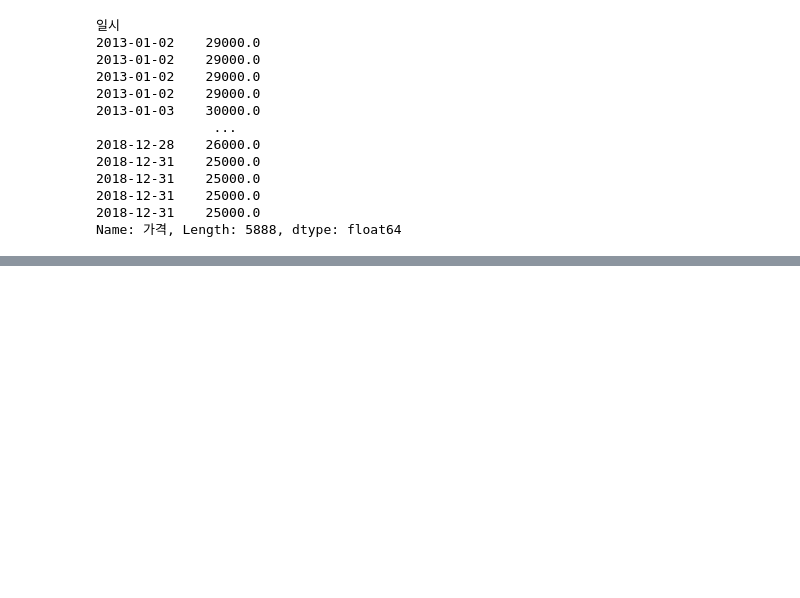
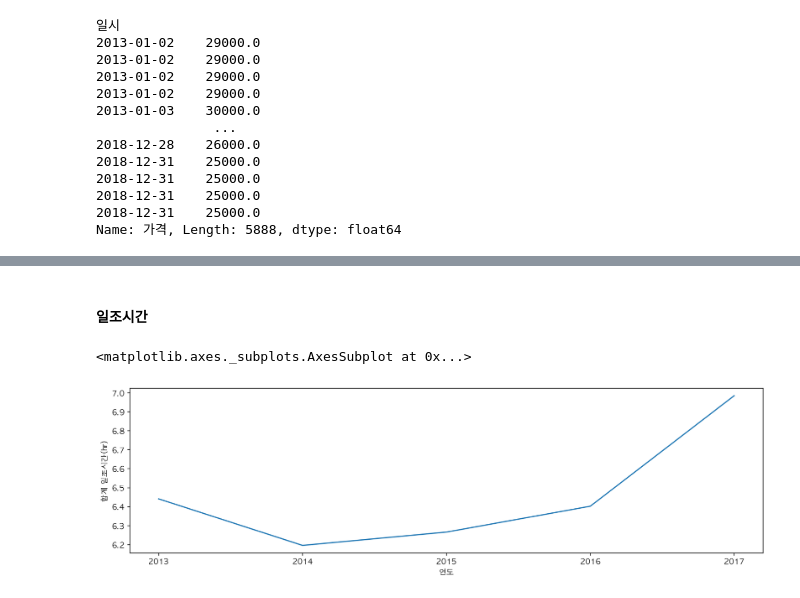
Before and after one commit to jyeon94/Learning_Spoons_Second_Project, a Jupyter notebook: 버전관리/project2.1_merge_ver1.ipynb, the cells around one changed output, grey strips where cells are left out. Drawn from its saved outputs; the diff is of its cells as text; code cells hidden in the pictures; blank space fills up the shorter version.

```diff
--- a/버전관리/project2.1_merge_ver1.ipynb
+++ b/버전관리/project2.1_merge_ver1.ipynb
@@ -289,0 +417,9 @@ df_tomatoma_final
+# %% [markdown]
+#### 일조시간
+# %%
+plt.figure(figsize=(15, 4))
+plt.xticks((2013, 2014, 2015, 2016, 2017))
+sns.lineplot(data=df_tomatoma_g, x='연도', y='합계 일조시간(hr)', ci=None)
+# %% [output]
+<matplotlib.axes._subplots.AxesSubplot at 0x...>
+[figure, added]
```
Also changed, not shown: parts of 34 cells of this notebook, 2 other files.
